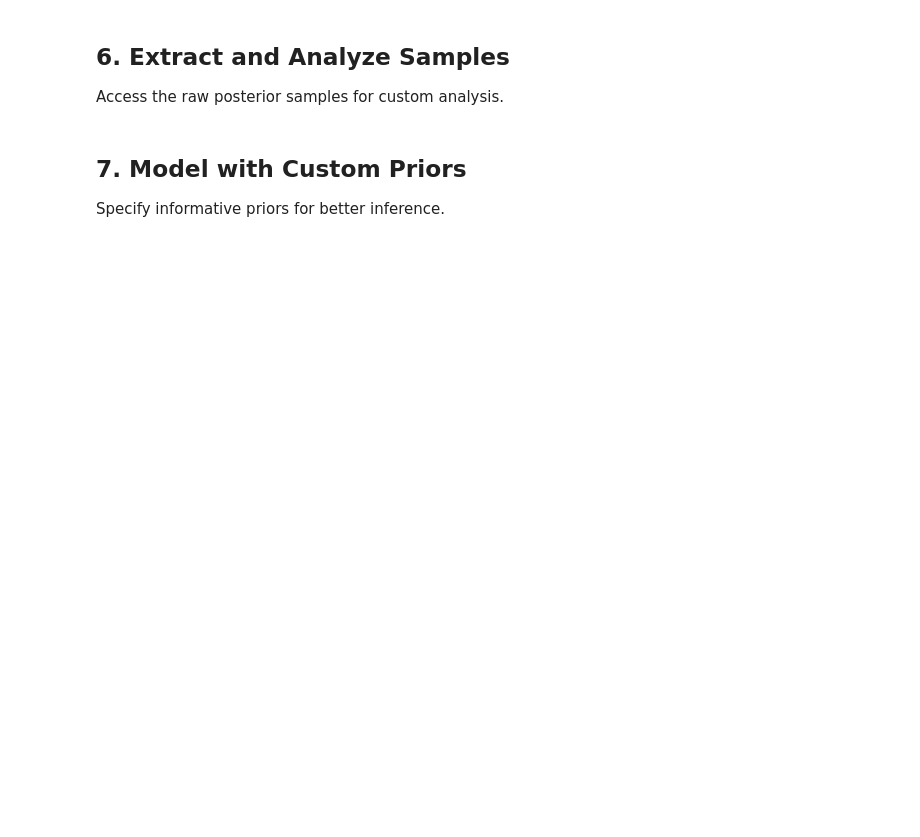
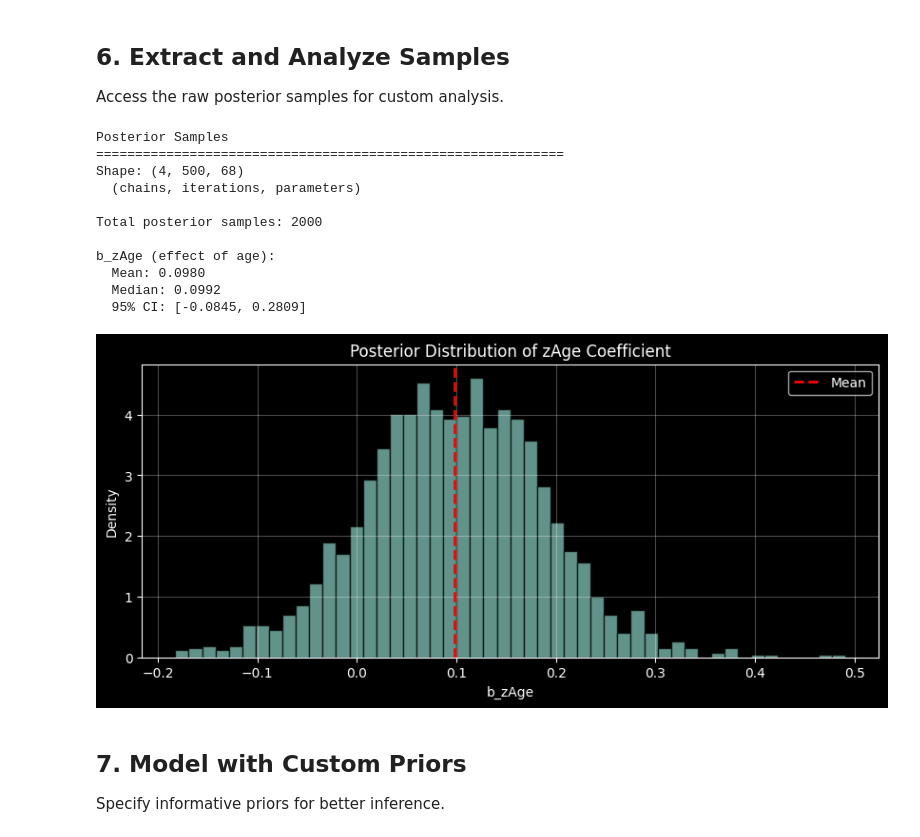
Before and after one commit to kaitumisuuringute-keskus/brmspy, a Jupyter notebook: examples/getting_started.ipynb, the cells around one changed output. Drawn from its saved outputs; the diff is of its cells as text; code cells hidden in the pictures; blank space fills up the shorter version.

```diff
--- a/examples/getting_started.ipynb
+++ b/examples/getting_started.ipynb
@@ -204,35 +271,49 @@ if HAS_VIZ:
 
 Access the raw posterior samples for custom analysis.
 # %%
-# Get parameter draws
-draws = model.draws()
+posterior = idata.posterior
+all_draws = posterior.to_array().values   # (param, chain, draw)
+
+# Or chain, draw, param:
+all_draws_transposed = np.moveaxis(all_draws, 0, -1)
 
 print("Posterior Samples")
 print("="*60)
-print(f"Shape: {draws.shape}")
-print(f"  (chains, iterations, parameters)")
-print(f"\nTotal posterior samples: {draws.shape[0] * draws.shape[1]}")
+print(f"Shape: {all_draws_transposed.shape}")
+print("  (chains, iterations, parameters)")
+print(f"\nTotal posterior samples: {all_draws_transposed.shape[0] * all_draws_transposed.shape[1]}")
 
-# Example: Extract specific parameter
-if HAS_VIZ:
-    # Get samples for zAge coefficient
-    b_zAge_samples = idata.posterior['b_zAge'].values.flatten()
+# Get samples for zAge coefficient
+b_zAge_samples = idata.posterior['b_zAge'].values.flatten()
 
-    print(f"\nb_zAge (effect of age):")
-    print(f"  Mean: {b_zAge_samples.mean():.4f}")
-    print(f"  Median: {np.median(b_zAge_samples):.4f}")
-    print(f"  95% CI: [{np.percentile(b_zAge_samples, 2.5):.4f}, {np.percentile(b_zAge_samples, 97.5):.4f}]")
+print(f"\nb_zAge (effect of age):")
+print(f"  Mean: {b_zAge_samples.mean():.4f}")
+print(f"  Median: {np.median(b_zAge_samples):.4f}")
+print(f"  95% CI: [{np.percentile(b_zAge_samples, 2.5):.4f}, {np.percentile(b_zAge_samples, 97.5):.4f}]")
 
-    # Simple histogram
-    plt.figure(figsize=(10, 4))
-    plt.hist(b_zAge_samples, bins=50, density=True, alpha=0.7, edgecolor='black')
-    plt.axvline(b_zAge_samples.mean(), color='red', linestyle='--', linewidth=2, label='Mean')
-    plt.xlabel('b_zAge')
-    plt.ylabel('Density')
-    plt.title('Posterior Distribution of zAge Coefficient')
-    plt.legend()
-    plt.grid(True, alpha=0.3)
-    plt.show()
+# Simple histogram
+plt.figure(figsize=(10, 4))
+plt.hist(b_zAge_samples, bins=50, density=True, alpha=0.7, edgecolor='black')
+plt.axvline(b_zAge_samples.mean(), color='red', linestyle='--', linewidth=2, label='Mean')
+plt.xlabel('b_zAge')
+plt.ylabel('Density')
+plt.title('Posterior Distribution of zAge Coefficient')
+plt.legend()
+plt.grid(True, alpha=0.3)
+plt.show()
+# %% [output]
+Posterior Samples
+============================================================
+Shape: (4, 500, 68)
+  (chains, iterations, parameters)
+
+Total posterior samples: 2000
+
+b_zAge (effect of age):
+  Mean: 0.0980
+  Median: 0.0992
+  95% CI: [-0.0845, 0.2809]
+[figure, added]
 # %% [markdown]
 ## 7. Model with Custom Priors
 
```
Also changed, not shown: parts of 12 cells of this notebook, 5 other files.
